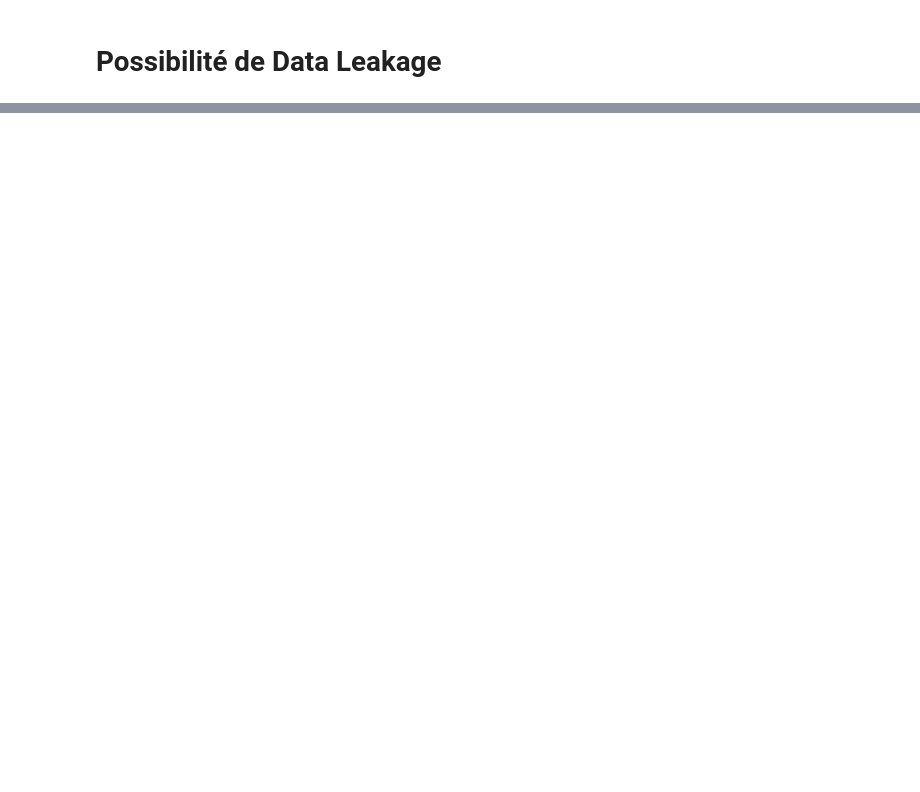
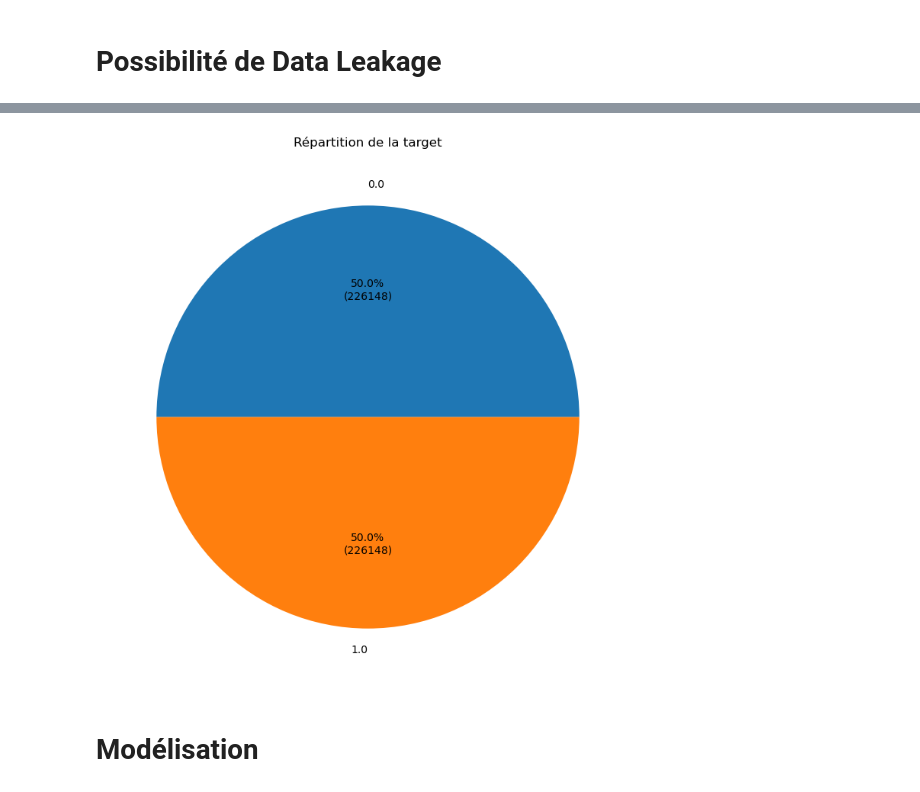
Before and after one commit to javiersan48/Projet7, a Jupyter notebook: PrepData.ipynb, the cells around one changed output, grey strips where cells are left out. Drawn from its saved outputs; the diff is of its cells as text; code cells hidden in the pictures; blank space fills up the shorter version.

Commit message:
Première modélisation

```diff
--- a/PrepData.ipynb
+++ b/PrepData.ipynb
@@ -489,0 +576,20 @@ Name: TARGET, Length: 200, dtype: float64
+# %%
+from sklearn.model_selection import train_test_split
+y = df['TARGET']
+X = df.drop('TARGET', axis=1)
+
+X_train, X_test, y_train, y_test = train_test_split(X, y, test_size=0.2, stratify=y, random_state=42)
+# %%
+# Nous équilibrons le dataset uniquement sur le jeu d'entraînement pour avoir un jeu de test "pur"
+from imblearn.over_sampling import SMOTE
+smote = SMOTE(random_state=42)
+X_train, y_train = smote.fit_resample(X_train, y_train)
+# %%
+# Visualisation de la répartition des target après équilibrage
+s = y_train.value_counts()
+plt.figure(figsize=(15,9))
+plt.pie(s,labels = s.index, autopct=autopct_format(s))
+plt.title('Répartition de la target')
+plt.show()
+# %% [output]
+[figure, added]
@@ -489,0 +601,2 @@ Name: TARGET, Length: 200, dtype: float64
+# %% [markdown]
+# Modélisation
```
Also changed, not shown: parts of 91 cells of this notebook.
